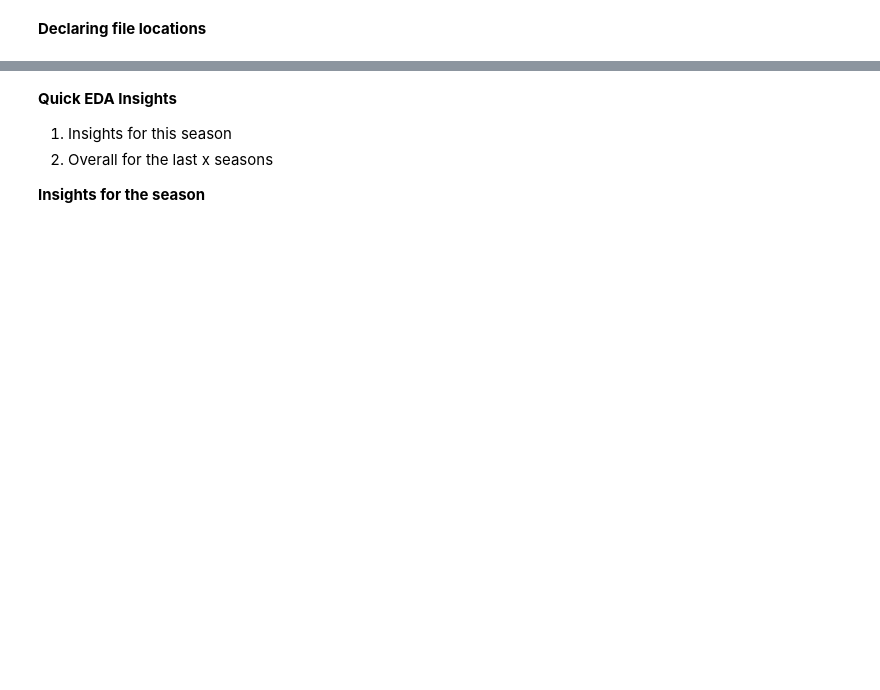
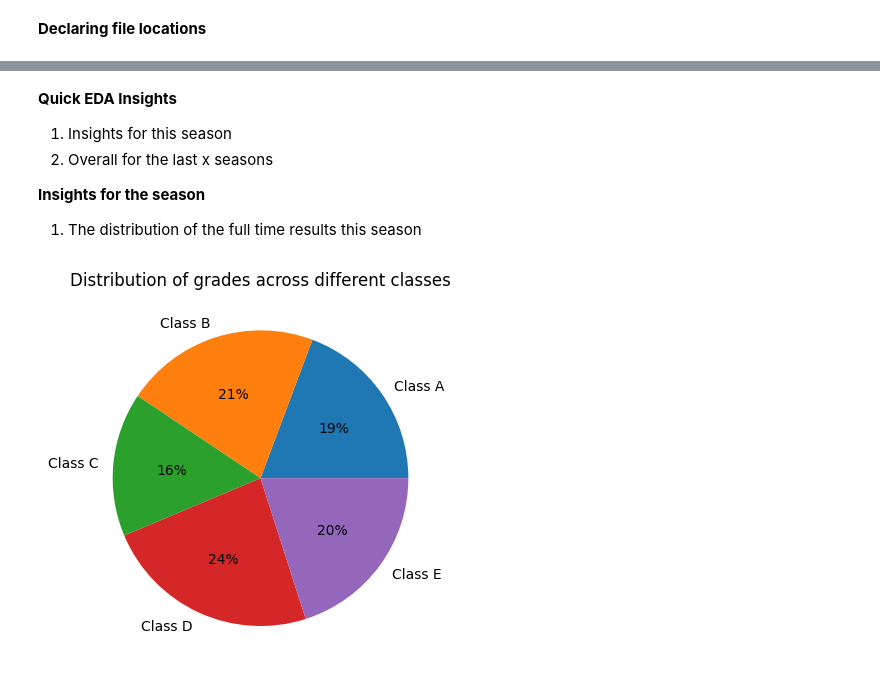
Before and after one commit to Jnyambok/Soca-Scores, a Jupyter notebook: experiments/notebooks/eda.ipynb, the cells around one changed output, grey strips where cells are left out. Drawn from its saved outputs; the diff is of its cells as text; code cells hidden in the pictures; blank space fills up the shorter version.

```diff
--- a/experiments/notebooks/eda.ipynb
+++ b/experiments/notebooks/eda.ipynb
@@ -42,3 +71,28 @@ Index(['Date', 'HomeTeam', 'AwayTeam', 'FTHG', 'FTAG', 'FTR', 'HTHG', 'HTAG',
 
 
 **Insights for the season**
+
+1. The distribution of the full time results this season
+# %%
+# Importing libraries
+import matplotlib.pyplot as plt
+import seaborn as sns
+
+# Declaring data
+
+# sample data, replace with your own
+data = [76, 84, 62, 93, 79]
+
+# labels for data, replace with your own
+keys = ['Class A', 'Class B', 'Class C', 'Class D', 'Class E']
+
+# Plotting data on chart
+plt.pie(data, labels=keys, autopct='%.0f%%')
+
+# Add title to the chart
+plt.title('Distribution of grades across different classes')
+
+# Displaying chart
+plt.show()
+# %% [output]
+[figure, added]
```
Also changed, not shown: parts of 5 cells of this notebook, 4 other files.
